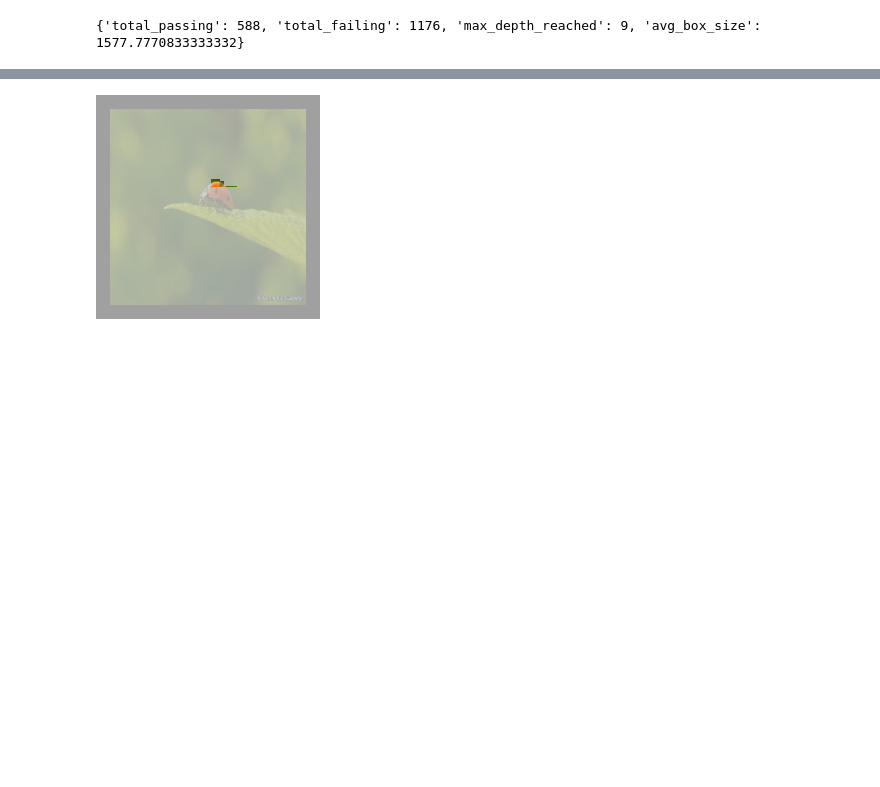
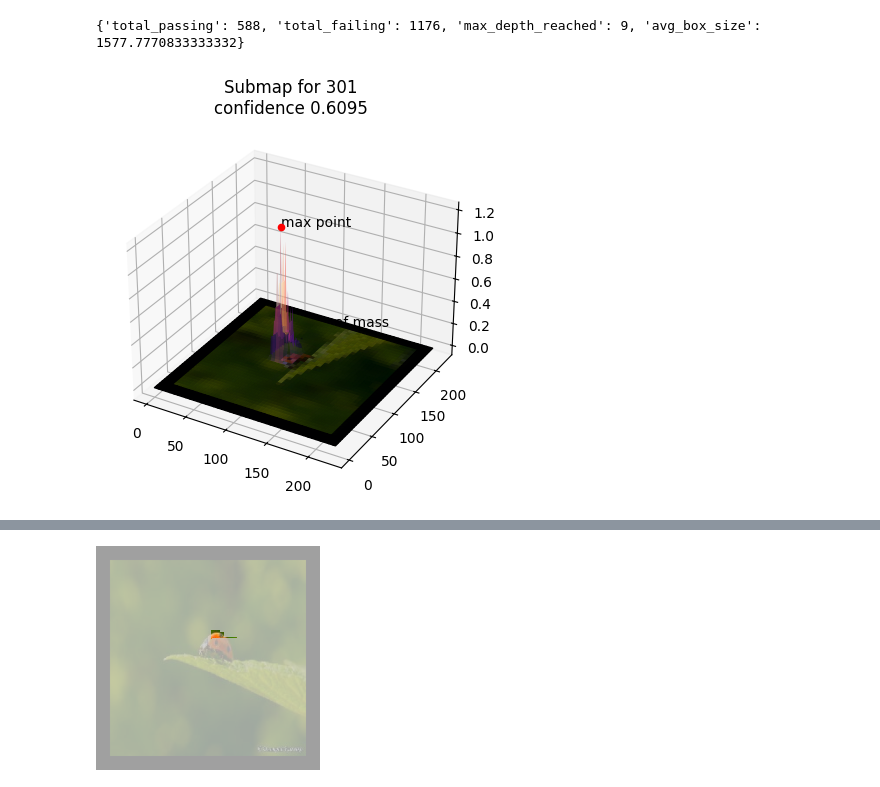
Before and after one commit to ReX-XAI/ReX, a Jupyter notebook: examples/ladybird.ipynb, the cells around one changed output, grey strips where cells are left out. Saved outputs shown, nothing was run; the diff lists cells and outputs as text; code cells hidden in the pictures; blank space fills up the shorter version.

```diff
--- a/examples/ladybird.ipynb
+++ b/examples/ladybird.ipynb
@@ -84,3 +84,7 @@ print(stats)
 rex.get_explanation(maps, stats)
 # %%
 rex.extract()
+# %%
+rex.explanation.surface_plot()
+# %% [output]
+[figure, added]
```
Also changed, not shown: parts of 1 cell of this notebook.
